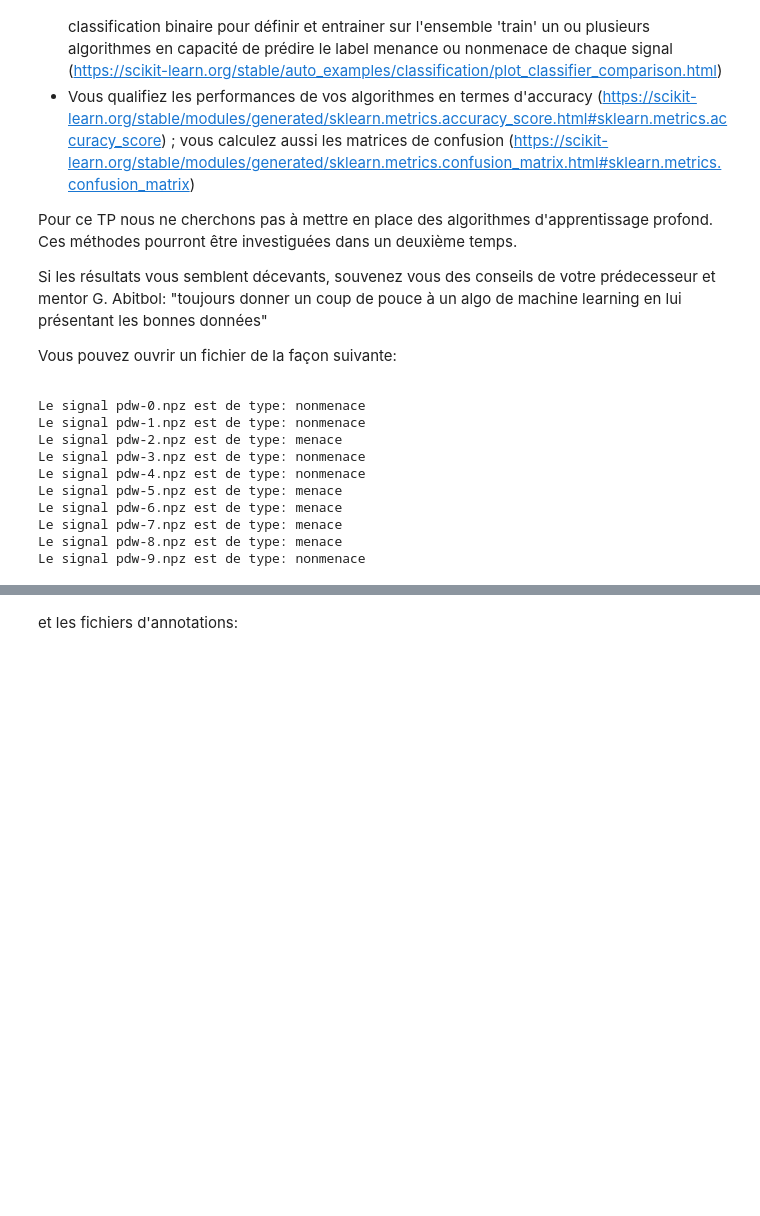
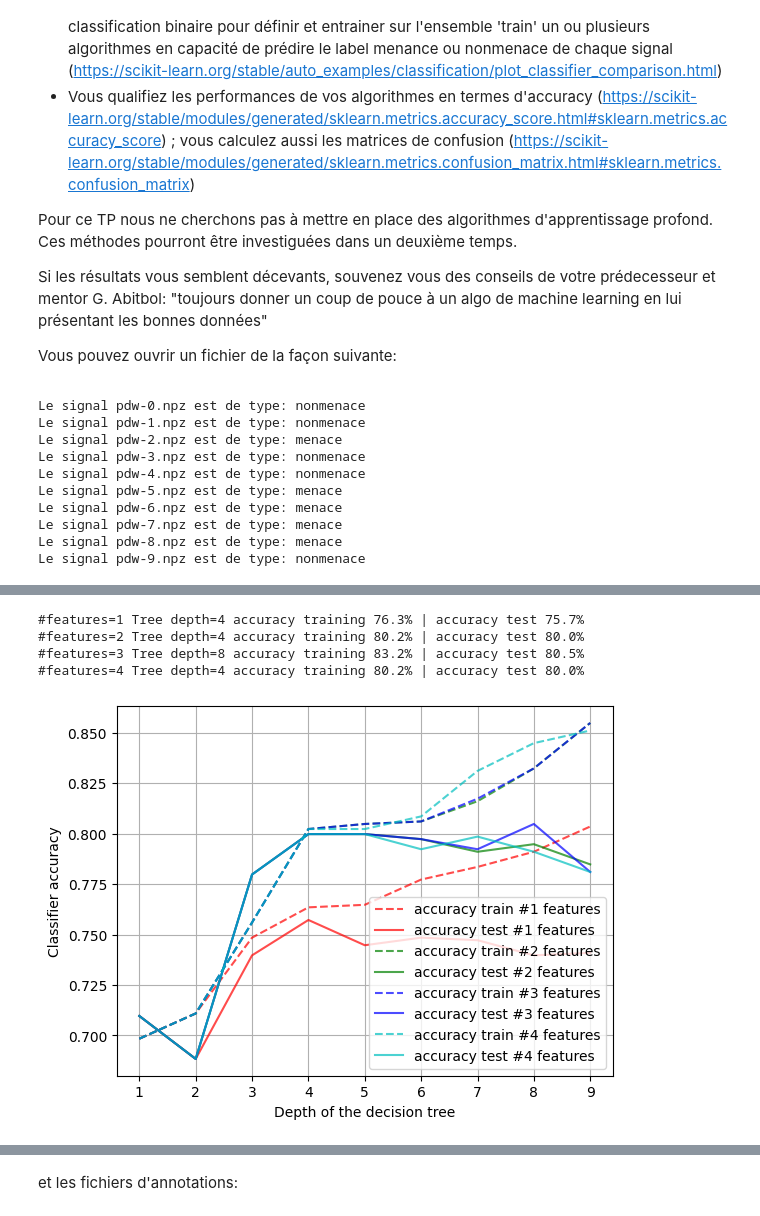
Before and after one commit to balthazarneveu/MVA23_SIGNAL, a Jupyter notebook: lab_02/dls_tp2.ipynb, the cells around one changed output, grey strips where cells are left out. Saved outputs shown, nothing was run; the diff lists cells and outputs as text; code cells hidden in the pictures; blank space fills up the shorter version.

Commit message:
update decision trees

```diff
--- a/lab_02/dls_tp2.ipynb
+++ b/lab_02/dls_tp2.ipynb
@@ -152,4 +220,14 @@ for idx in range(799):
 # %%
-import pandas as pd
-df = pd.DataFrame.from_dict(data)
-df.head()
+# HANDCRAFTED FEATURE COMPUTATION
+def get_hand_crafted_features(df, feature_dimension=None):
+    inv_freq_mean = np.array([(1./el).mean() for el in df["frequence"]])
+    freq_feature = np.array([(1./el).std()/((1./el).mean()) for el in df["frequence"]])
+    min_pow = np.array([el.min() for el in df["puissance"]])
+    largeur_mean = np.array([el.mean() for el in df["largeur"]])
+    freq_std = np.array([el.std() for el in df["frequence"]])
+    std_pow = np.array([el[20:50].std() for el in df["puissance"]])
+    x = np.stack([freq_std, min_pow, std_pow, freq_feature, inv_freq_mean, largeur_mean], axis=1)
+    if feature_dimension is not None:
+        x=x[:, :feature_dimension]
+    y = [1. if el else 0. for el in df["menace"]]
+    return x, y
@@ -162,0 +234,49 @@ df.head()
+# %%
+x_train, y_train = get_hand_crafted_features(df_train)
+x_test, y_test = get_hand_crafted_features(df_test)
+# %%
+def train_classifier(x_train, x_test, y_train, y_test, feature_dimension=3, debug=False, show=True):
+    COLOR_LIST = "rgbckyp"
+    if feature_dimension is None:
+        x_train_shrink, x_test_shrink = x_train, x_test
+    else:
+        x_train_shrink, x_test_shrink = x_train[:, :feature_dimension], x_test[:, :feature_dimension]
+    accuracies = []
+    depth_list = list(range(1, 10))
+    for depth in depth_list:
+        dt = DecisionTreeClassifier(max_depth=depth)
+        dt.fit(x_train_shrink, y_train)
+        y_train_pred = dt.predict(x_train_shrink)
+        y_test_pred = dt.predict(x_test_shrink)
+        acc_train, acc_test = accuracy_score(y_train, y_train_pred), accuracy_score(y_test, y_test_pred)
+        accuracies.append([acc_train, acc_test])
+        # if debug:
+        #     print(f"accuracy training {acc_train:.1f} | accuracy test {acc_test:.1f}")
+    accuracies = np.array(accuracies)
+    if debug:
+        col=COLOR_LIST[(feature_dimension-1)%len(COLOR_LIST)]
+        plt.plot(depth_list, accuracies[:, 0], "--"+col, alpha=0.7, label=f"accuracy train #{feature_dimension} features")
+        plt.plot(depth_list, accuracies[:, 1], "-"+col, alpha=0.7, label=f"accuracy test #{feature_dimension} features")
+        plt.legend()
+        plt.xlabel("Depth of the decision tree")
+        plt.ylabel("Classifier accuracy")
+        if show:
+            plt.grid()
+            plt.show()
+    best_depth = np.argmax(accuracies[:, 1])
+    return accuracies[best_depth, :], depth_list[best_depth]
+
+
+compare_plots = True
+for feature_dimension in range(1, 5):
+    accuracies, best_depth = train_classifier(x_train, x_test, y_train, y_test, feature_dimension=feature_dimension, debug=True,  show=not compare_plots)
+    print(f"#features={feature_dimension} Tree depth={best_depth} accuracy training {accuracies[0]*100:.1f}% | accuracy test {accuracies[1]*100:.1f}%")
+if compare_plots:
+    plt.grid()
+    plt.show()
+# %% [output]
+#features=1 Tree depth=4 accuracy training 76.3% | accuracy test 75.7%
+#features=2 Tree depth=4 accuracy training 80.2% | accuracy test 80.0%
+#features=3 Tree depth=8 accuracy training 83.2% | accuracy test 80.5%
+#features=4 Tree depth=4 accuracy training 80.2% | accuracy test 80.0%
+[figure, added]
```
Also changed, not shown: parts of 20 cells of this notebook, 1 other file.
